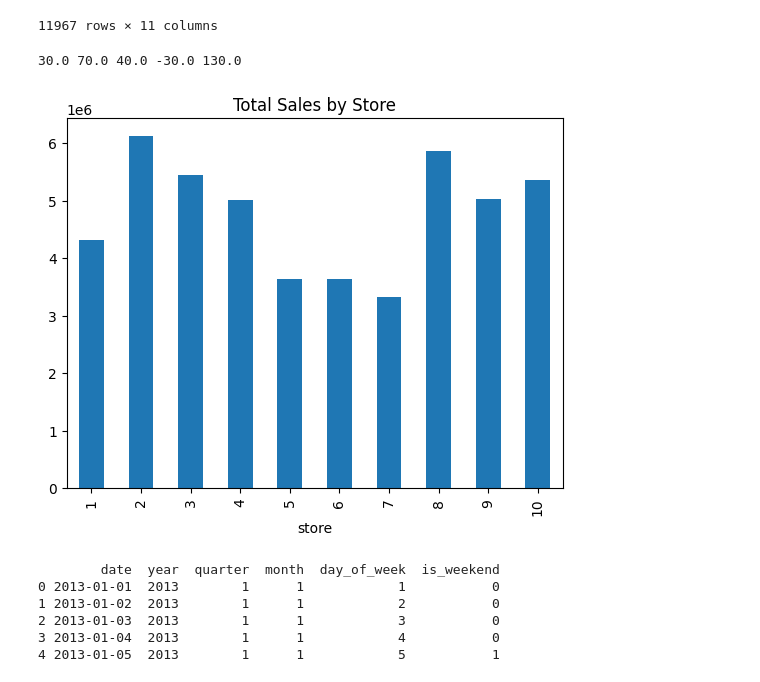
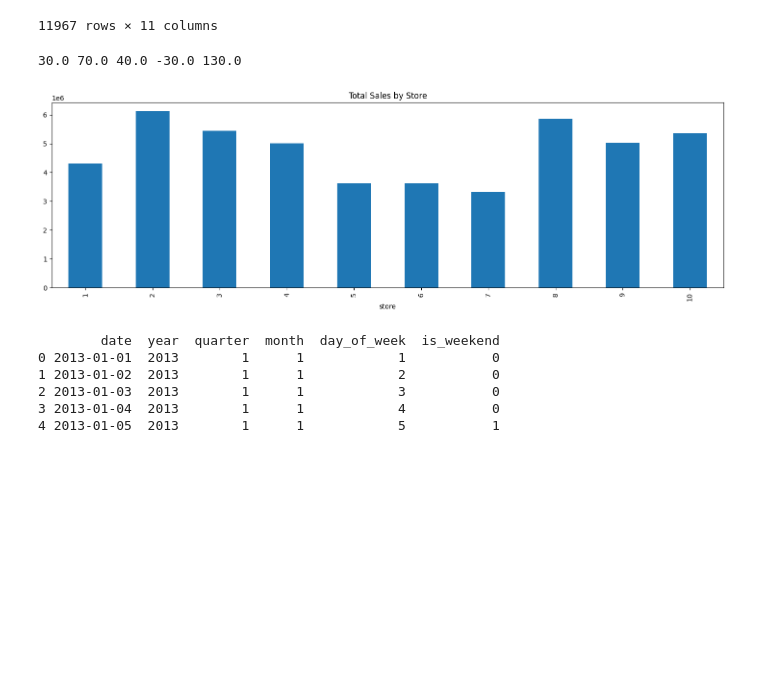
Before and after one commit to SAHIL254/inventory-demand-forecasting, a Jupyter notebook: notebooks/EDA_Inventory_Demand.ipynb, the cells around one changed output. Cells and saved outputs as stored; diff of their text form; code cells hidden in the pictures; blank space fills up the shorter version.

```diff
--- a/notebooks/EDA_Inventory_Demand.ipynb
+++ b/notebooks/EDA_Inventory_Demand.ipynb
@@ -323,15 +315,15 @@ Number of outliers: 11967
 # %%
 print(Q1 , Q3 , IQR , lower_bound , upper_bound )
 
 store_sales = df.groupby("store")["sales"].sum()
 
-plt.figure()
+plt.figure(figsize=(18,5))
 store_sales.plot(kind="bar")
 plt.title("Total Sales by Store")
 plt.show()
 # %% [output]
 30.0 70.0 40.0 -30.0 130.0
-[figure, old version]
+[figure, new version]
 # %%
 # year and quarter already extracted in cell above — confirming head
 print(df[['date','year','quarter','month','day_of_week','is_weekend']].head())
```
Also changed, not shown: parts of 9 cells of this notebook, 24 other files.
